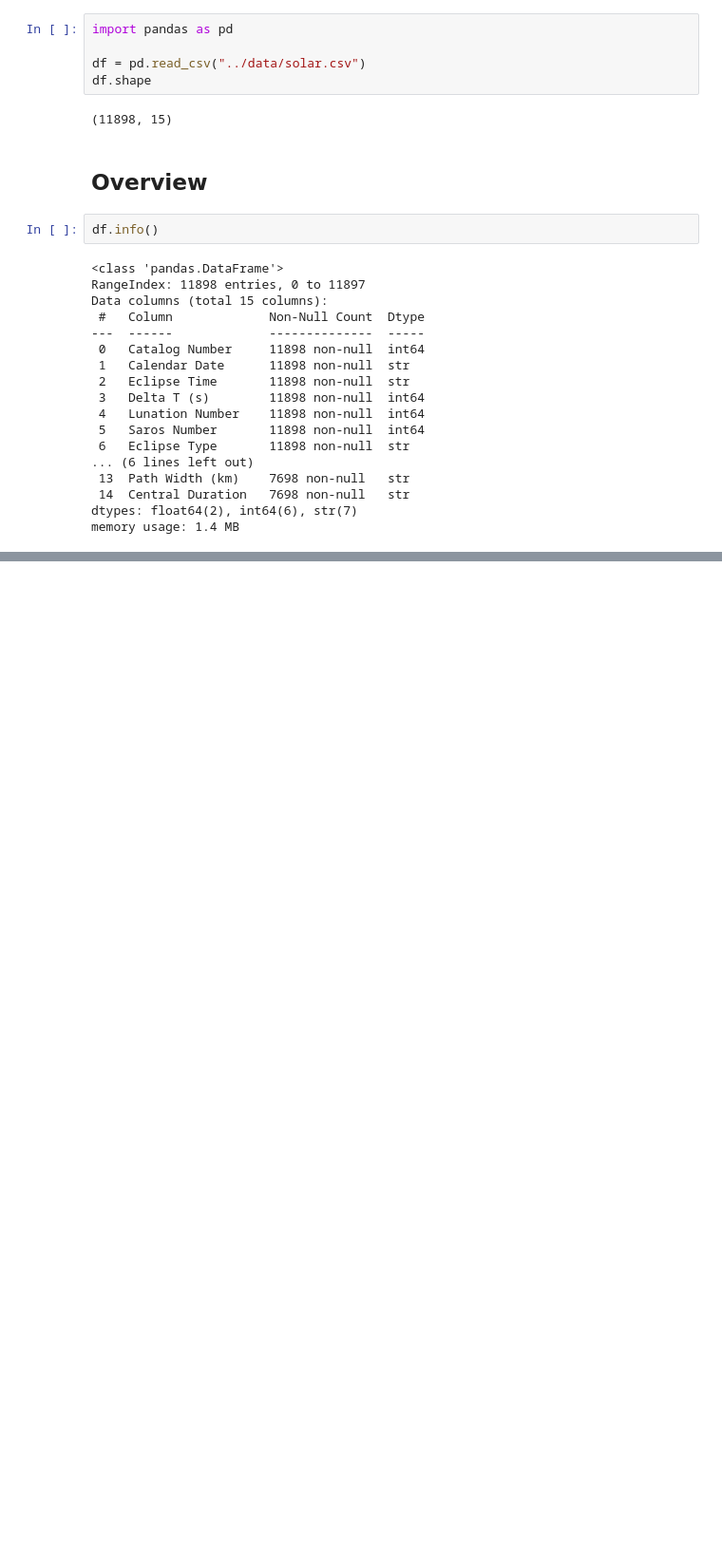
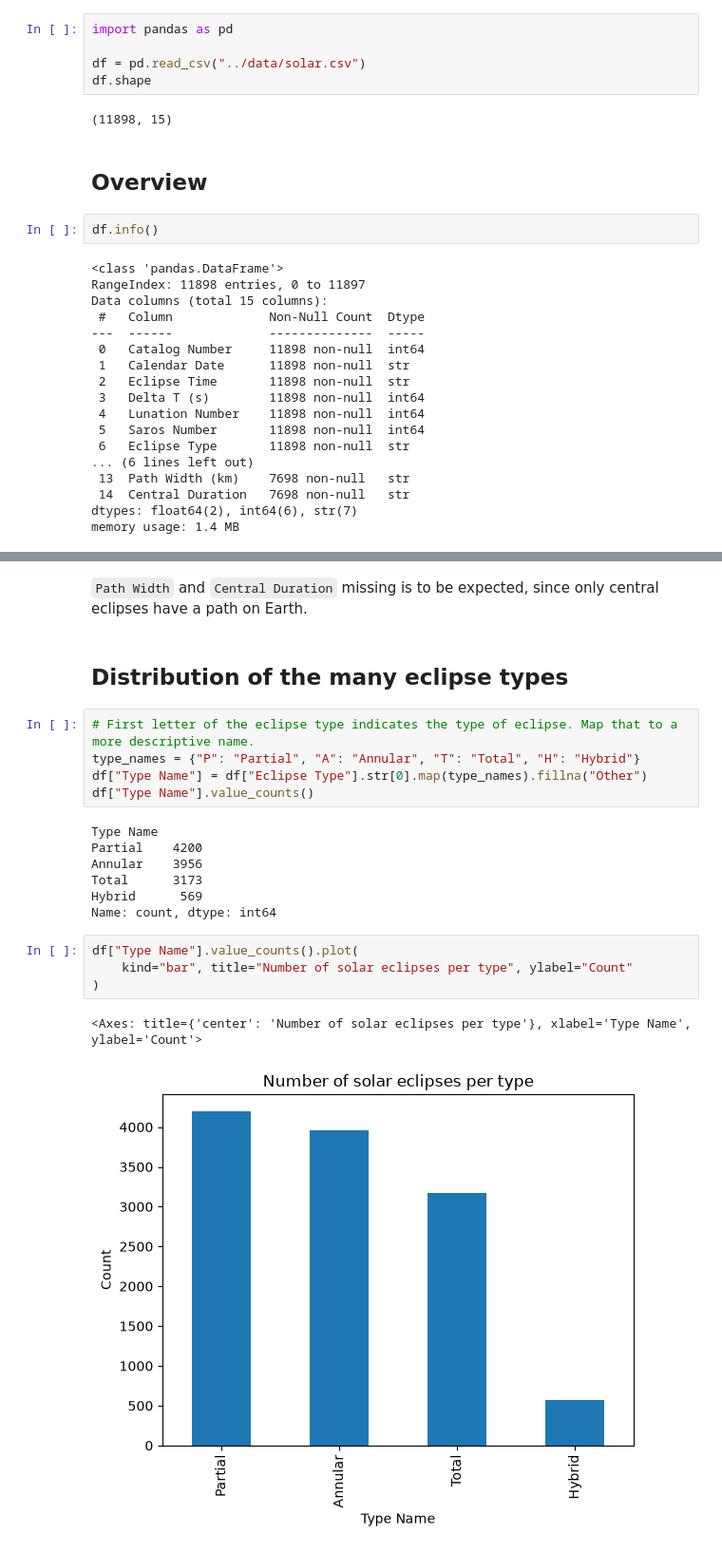
Before and after one commit to NasrWahi/azure_python_fullstack_lab_de25, a Jupyter notebook: eda/eda.ipynb, the cells around one changed output, grey strips where cells are left out. Shown at 95% size. Saved outputs shown, nothing was run; the diff lists cells and outputs as text; blank space fills up the shorter version.

Commit message:
eda for the first task

```diff
--- a/eda/eda.ipynb
+++ b/eda/eda.ipynb
@@ -59,3 +68,26 @@ Sun Azimuth             0
 Path Width (km)      4200
 Central Duration     4200
 dtype: int64
+# %% [markdown]
+`Path Width` and `Central Duration` missing is to be expected, since only central eclipses have a path on Earth.
+# %% [markdown]
+## Distribution of the many eclipse types
+# %%
+# First letter of the eclipse type indicates the type of eclipse. Map that to a more descriptive name.
+type_names = {"P": "Partial", "A": "Annular", "T": "Total", "H": "Hybrid"}
+df["Type Name"] = df["Eclipse Type"].str[0].map(type_names).fillna("Other")
+df["Type Name"].value_counts()
+# %% [output]
+Type Name
+Partial    4200
+Annular    3956
+Total      3173
+Hybrid      569
+Name: count, dtype: int64
+# %%
+df["Type Name"].value_counts().plot(
+    kind="bar", title="Number of solar eclipses per type", ylabel="Count"
+)
+# %% [output]
+<Axes: title={'center': 'Number of solar eclipses per type'}, xlabel='Type Name', ylabel='Count'>
+[figure, added]
```
Also changed, not shown: parts of 9 cells of this notebook.
